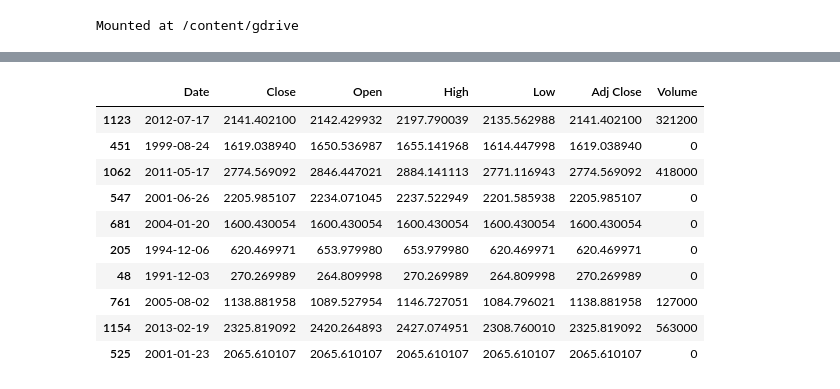
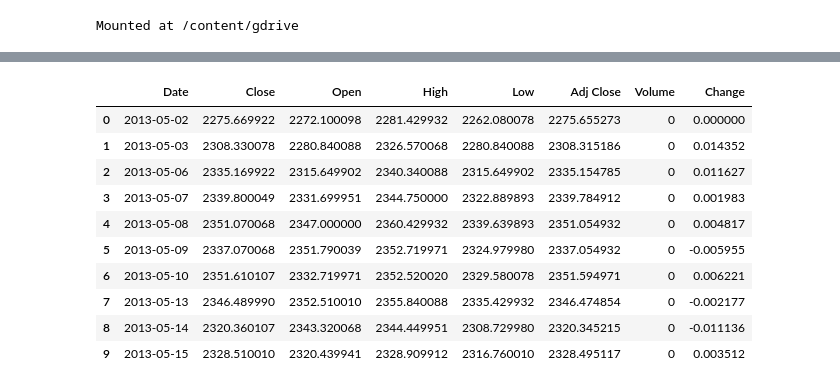
Before and after one commit to izzeroone/khoa_luan, a Jupyter notebook: price_prediction.ipynb, the cells around one changed output, grey strips where cells are left out. Saved outputs shown, nothing was run; the diff lists cells and outputs as text; code cells hidden in the pictures.

```diff
--- a/price_prediction.ipynb
+++ b/price_prediction.ipynb
@@ -106,10 +98,13 @@ warnings.filterwarnings('ignore')
 # %% [output]
 Mounted at /content/gdrive
 # %%
+!pip install yfinance
+import yfinance as yf
 # region Data Loading
-stock_name = '000001.SS'  # SSE Composite Index
-# df_org = yf.download(stock_name, start="1991-01-01", end="2016-12-31", interval="1wk")
-df_org = pd.read_csv(f'{data_dir}/{stock_name}.csv', parse_dates=['Date'])
+stock_name = '000002.SS'  # SSE Composite Index
+
+df_org = yf.download(stock_name, start="2006-01-01", end="2016-10-19", interval="1d")
+#df_org = pd.read_csv(f'{data_dir}/{stock_name}.csv', parse_dates=['Date'])
 df_org = df_org.sort_values('Date')
 # df_org.to_csv(f'{base_dir}/{stock_name}.csv')
 df_org.reset_index(inplace=True)
@@ -119,3 +128,9 @@ df_org = df_org[['Date', 'Close', 'Open', 'High', 'Low', 'Adj Close', 'Volume']]
+# %%
+df_change = df_org['Close'].copy()
+df_change = df_change.pct_change(periods=1, fill_method='ffill')
+df_change = df_change.fillna(0)
+
+df_org['Change'] = df_change
 # %%
 # region Data ploting
 def plot_ohlc(df):
@@ -163,21 +162,21 @@ of_connection.close()
 # %%
 # region Sample data
 
-df_org.sample(10)
+df_org.head(10)
 
 # endregion
 # %% [output]
-|  | Date | Close | Open | High | Low | Adj Close | Volume |
-| 1123 | 2012-07-17 | 2141.402100 | 2142.429932 | 2197.790039 | 2135.562988 | 2141.402100 | 321200 |
-| 451 | 1999-08-24 | 1619.038940 | 1650.536987 | 1655.141968 | 1614.447998 | 1619.038940 | 0 |
-| 1062 | 2011-05-17 | 2774.569092 | 2846.447021 | 2884.141113 | 2771.116943 | 2774.569092 | 418000 |
-| 547 | 2001-06-26 | 2205.985107 | 2234.071045 | 2237.522949 | 2201.585938 | 2205.985107 | 0 |
-| 681 | 2004-01-20 | 1600.430054 | 1600.430054 | 1600.430054 | 1600.430054 | 1600.430054 | 0 |
-| 205 | 1994-12-06 | 620.469971 | 653.979980 | 653.979980 | 620.469971 | 620.469971 | 0 |
-| 48 | 1991-12-03 | 270.269989 | 264.809998 | 270.269989 | 264.809998 | 270.269989 | 0 |
-| 761 | 2005-08-02 | 1138.881958 | 1089.527954 | 1146.727051 | 1084.796021 | 1138.881958 | 127000 |
-| 1154 | 2013-02-19 | 2325.819092 | 2420.264893 | 2427.074951 | 2308.760010 | 2325.819092 | 563000 |
-| 525 | 2001-01-23 | 2065.610107 | 2065.610107 | 2065.610107 | 2065.610107 | 2065.610107 | 0 |
+|  | Date | Close | Open | High | Low | Adj Close | Volume | Change |
+| 0 | 2013-05-02 | 2275.669922 | 2272.100098 | 2281.429932 | 2262.080078 | 2275.655273 | 0 | 0.000000 |
+| 1 | 2013-05-03 | 2308.330078 | 2280.840088 | 2326.570068 | 2280.840088 | 2308.315186 | 0 | 0.014352 |
+| 2 | 2013-05-06 | 2335.169922 | 2315.649902 | 2340.340088 | 2315.649902 | 2335.154785 | 0 | 0.011627 |
+| 3 | 2013-05-07 | 2339.800049 | 2331.699951 | 2344.750000 | 2322.889893 | 2339.784912 | 0 | 0.001983 |
+| 4 | 2013-05-08 | 2351.070068 | 2347.000000 | 2360.429932 | 2339.639893 | 2351.054932 | 0 | 0.004817 |
+| 5 | 2013-05-09 | 2337.070068 | 2351.790039 | 2352.719971 | 2324.979980 | 2337.054932 | 0 | -0.005955 |
+| 6 | 2013-05-10 | 2351.610107 | 2332.719971 | 2352.520020 | 2329.580078 | 2351.594971 | 0 | 0.006221 |
+| 7 | 2013-05-13 | 2346.489990 | 2352.510010 | 2355.840088 | 2335.429932 | 2346.474854 | 0 | -0.002177 |
+| 8 | 2013-05-14 | 2320.360107 | 2343.320068 | 2344.449951 | 2308.729980 | 2320.345215 | 0 | -0.011136 |
+| 9 | 2013-05-15 | 2328.510010 | 2320.439941 | 2328.909912 | 2316.760010 | 2328.495117 | 0 | 0.003512 |
 # %%
 # region Const
 # Declare const
```
Also changed, not shown: parts of 12 cells of this notebook.
